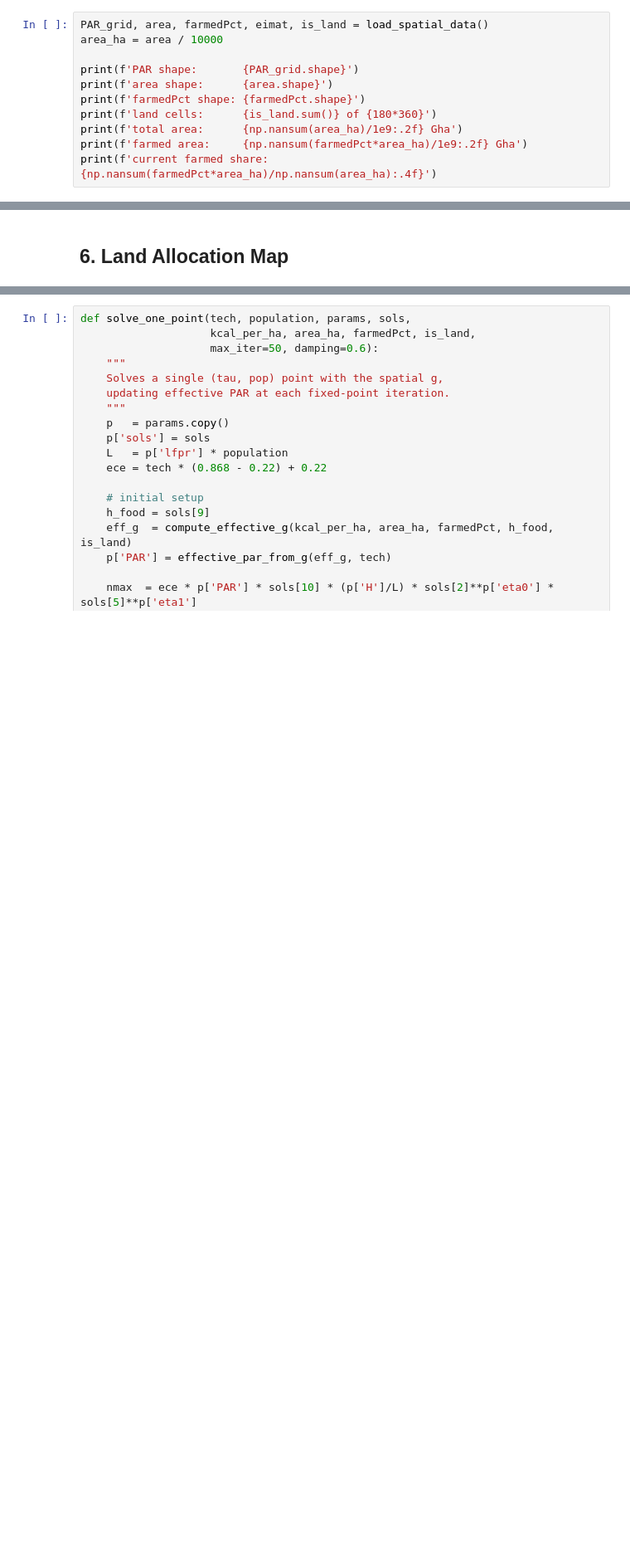
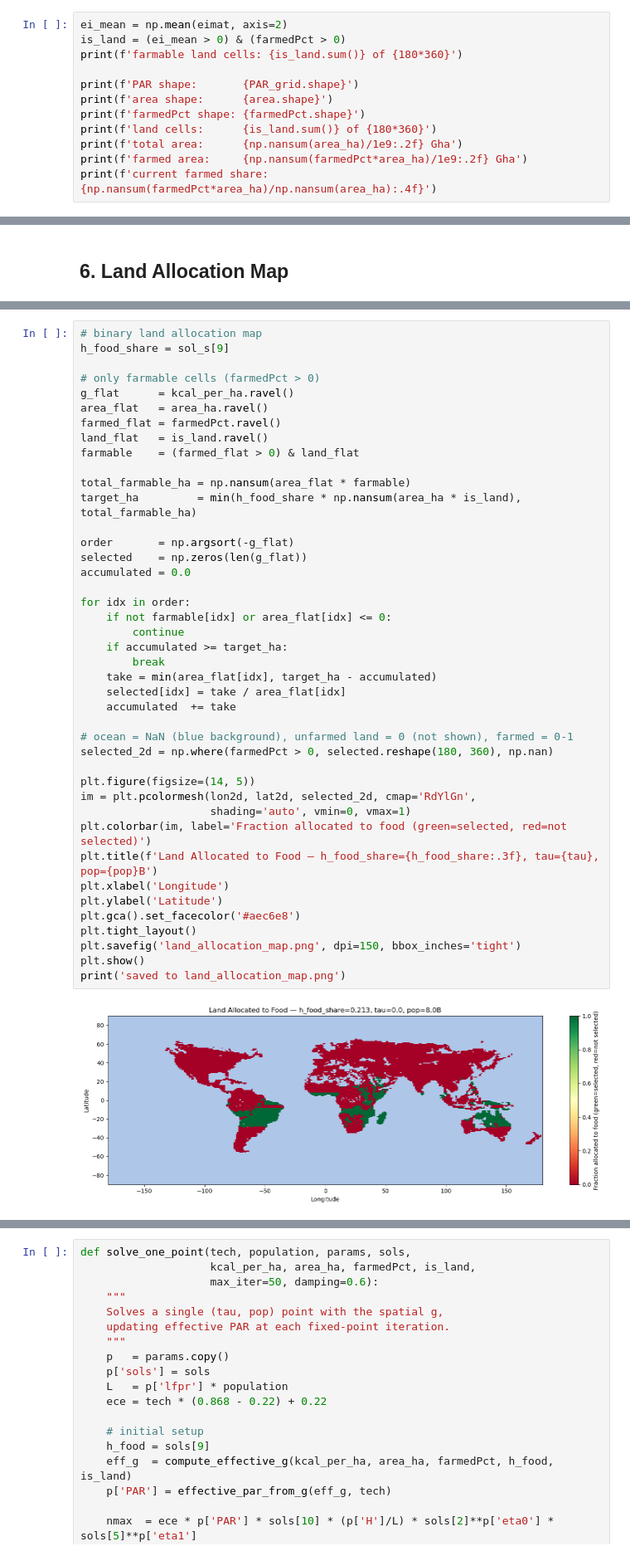
Before and after one commit to evasbenson/ECC_model, a Jupyter notebook: ecc_analysis.ipynb, the cells around one changed output, grey strips where cells are left out. Shown at 83% size. Drawn from its saved outputs; the diff is of its cells as text; blank space fills up the shorter version.

Commit message:
Testing land allocation mapping, I left some fun notes in there :)

```diff
--- a/ecc_analysis.ipynb
+++ b/ecc_analysis.ipynb
@@ -30,8 +30,9 @@ imports ok
 # %% [markdown]
 ## 2. Load Spatial Data
 # %%
-PAR_grid, area, farmedPct, eimat, is_land = load_spatial_data()
-area_ha = area / 10000
+ei_mean = np.mean(eimat, axis=2)
+is_land = (ei_mean > 0) & (farmedPct > 0)
+print(f'farmable land cells: {is_land.sum()} of {180*360}')
 
 print(f'PAR shape:       {PAR_grid.shape}')
 print(f'area shape:      {area.shape}')
@@ -341,0 +385,44 @@ NameError: name 'lon2d' is not defined
+# %%
+# binary land allocation map
+h_food_share = sol_s[9]
+
+# only farmable cells (farmedPct > 0)
+g_flat      = kcal_per_ha.ravel()
+area_flat   = area_ha.ravel()
+farmed_flat = farmedPct.ravel()
+land_flat   = is_land.ravel()
+farmable    = (farmed_flat > 0) & land_flat
+
+total_farmable_ha = np.nansum(area_flat * farmable)
+target_ha         = min(h_food_share * np.nansum(area_ha * is_land), total_farmable_ha)
+
+order       = np.argsort(-g_flat)
+selected    = np.zeros(len(g_flat))
+accumulated = 0.0
+
+for idx in order:
+    if not farmable[idx] or area_flat[idx] <= 0:
+        continue
+    if accumulated >= target_ha:
+        break
+    take = min(area_flat[idx], target_ha - accumulated)
+    selected[idx] = take / area_flat[idx]
+    accumulated  += take
+
+# ocean = NaN (blue background), unfarmed land = 0 (not shown), farmed = 0-1
+selected_2d = np.where(farmedPct > 0, selected.reshape(180, 360), np.nan)
+
+plt.figure(figsize=(14, 5))
+im = plt.pcolormesh(lon2d, lat2d, selected_2d, cmap='RdYlGn',
+                    shading='auto', vmin=0, vmax=1)
+plt.colorbar(im, label='Fraction allocated to food (green=selected, red=not selected)')
+plt.title(f'Land Allocated to Food — h_food_share={h_food_share:.3f}, tau={tau}, pop={pop}B')
+plt.xlabel('Longitude')
+plt.ylabel('Latitude')
+plt.gca().set_facecolor('#aec6e8')
+plt.tight_layout()
+plt.savefig('land_allocation_map.png', dpi=150, bbox_inches='tight')
+plt.show()
+print('saved to land_allocation_map.png')
+# %% [output]
+[figure, added]
```
Also changed, not shown: parts of 22 cells of this notebook, 4 other files.
